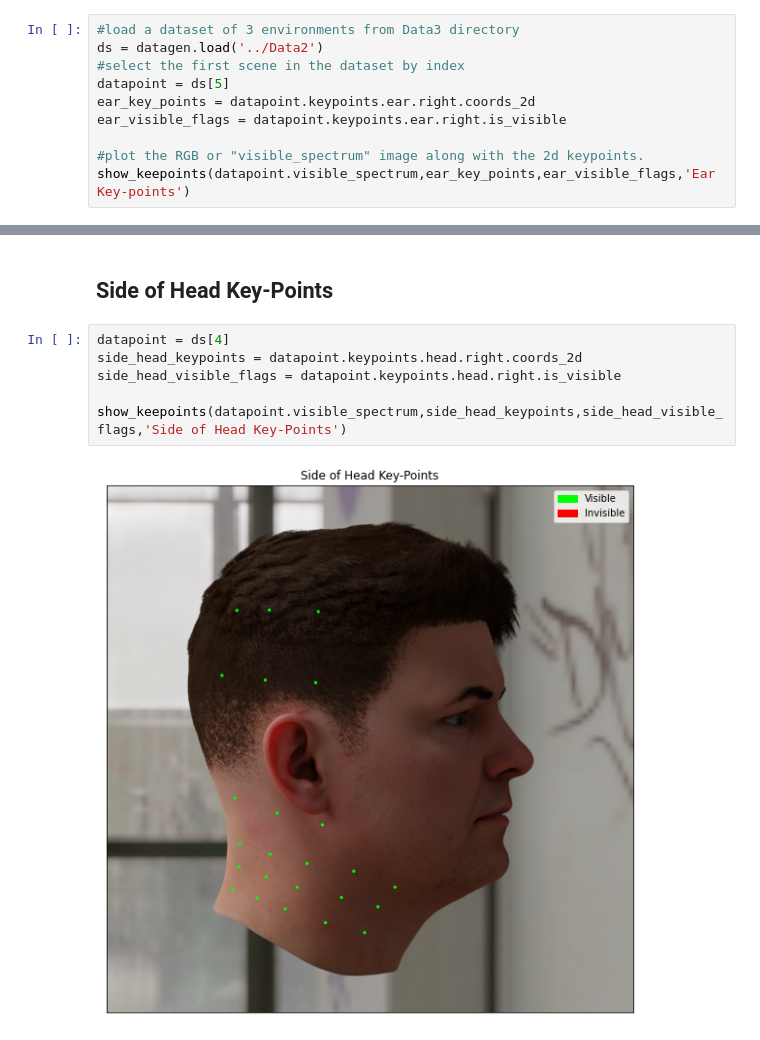
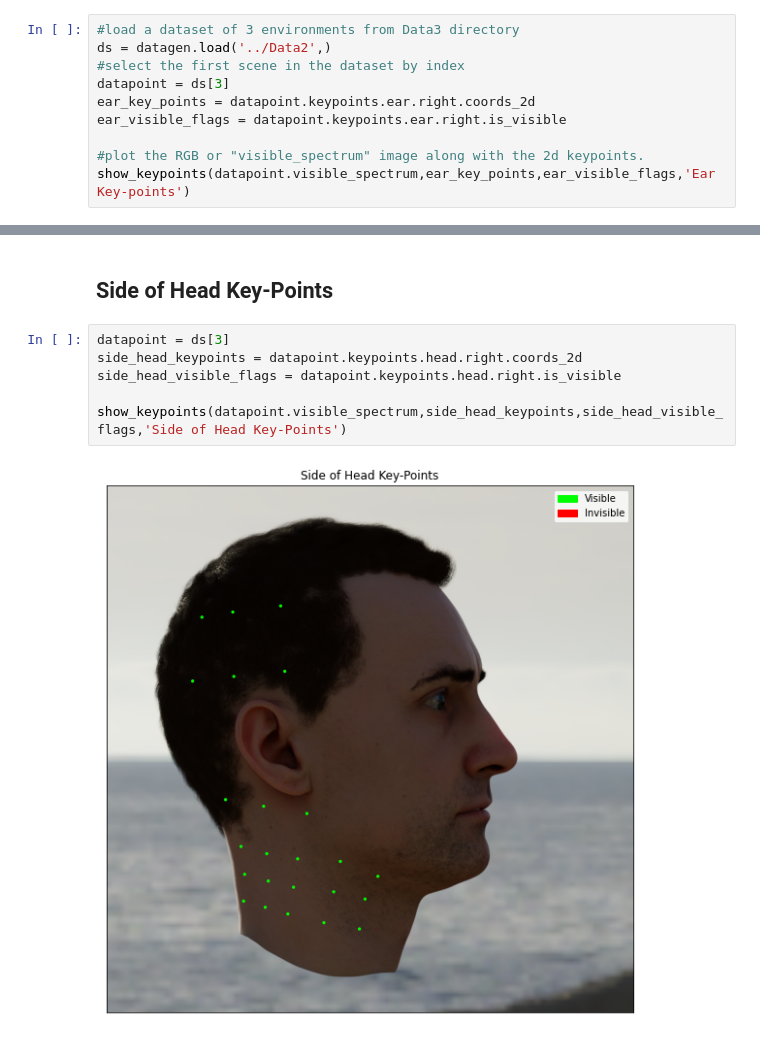
Before and after one commit to DatagenTech/dgutils, a Jupyter notebook: Notebooks/head_ear_keypoints.ipynb, the cells around one changed output, grey strips where cells are left out. Drawn from its saved outputs; the diff is of its cells as text.

```diff
--- a/Notebooks/head_ear_keypoints.ipynb
+++ b/Notebooks/head_ear_keypoints.ipynb
@@ -9,12 +9,12 @@ from dghelpers import show_keepoints
 ## Ear Key-points
 # %%
 #load a dataset of 3 environments from Data3 directory
-ds = datagen.load('../Data2')
+ds = datagen.load('../Data2',)
 #select the first scene in the dataset by index
-datapoint = ds[5]
+datapoint = ds[3]
 ear_key_points = datapoint.keypoints.ear.right.coords_2d
 ear_visible_flags = datapoint.keypoints.ear.right.is_visible
 
 #plot the RGB or "visible_spectrum" image along with the 2d keypoints.
-show_keepoints(datapoint.visible_spectrum,ear_key_points,ear_visible_flags,'Ear Key-points')
+show_keypoints(datapoint.visible_spectrum,ear_key_points,ear_visible_flags,'Ear Key-points')
 # %% [output]
@@ -46,10 +46,10 @@ show_keepoints(datapoint.visible_spectrum,top_head_keypoints,top_head_visible_fl
 # %% [markdown]
 ## Side of Head Key-Points
 # %%
-datapoint = ds[4]
+datapoint = ds[3]
 side_head_keypoints = datapoint.keypoints.head.right.coords_2d
 side_head_visible_flags = datapoint.keypoints.head.right.is_visible
 
-show_keepoints(datapoint.visible_spectrum,side_head_keypoints,side_head_visible_flags,'Side of Head Key-Points')
+show_keypoints(datapoint.visible_spectrum,side_head_keypoints,side_head_visible_flags,'Side of Head Key-Points')
 # %% [output]
-[figure, old version]
+[figure, new version]
```
Also changed, not shown: parts of 4 cells of this notebook, 1 other file.
